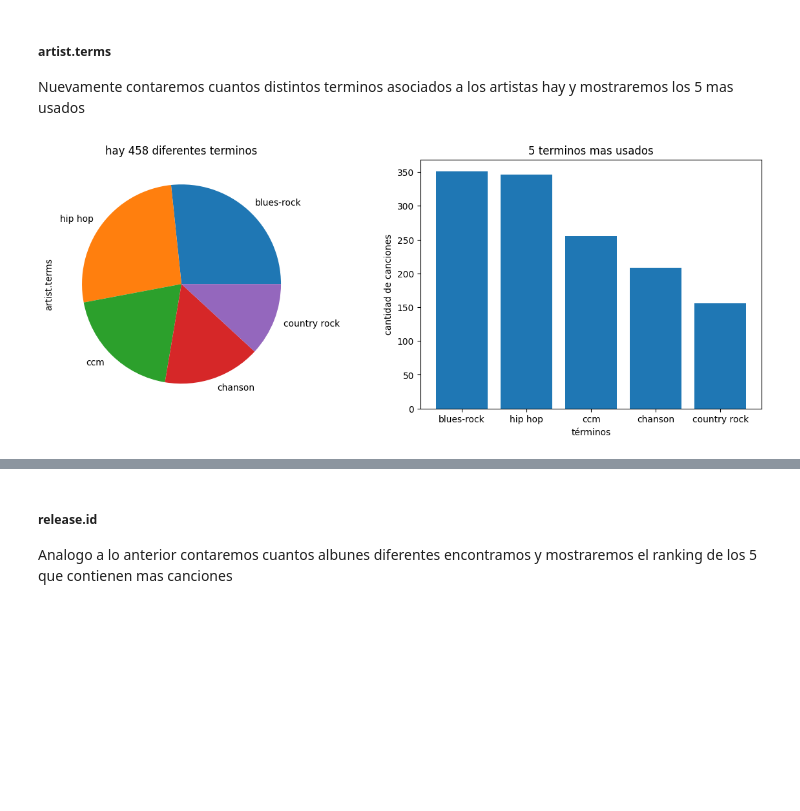
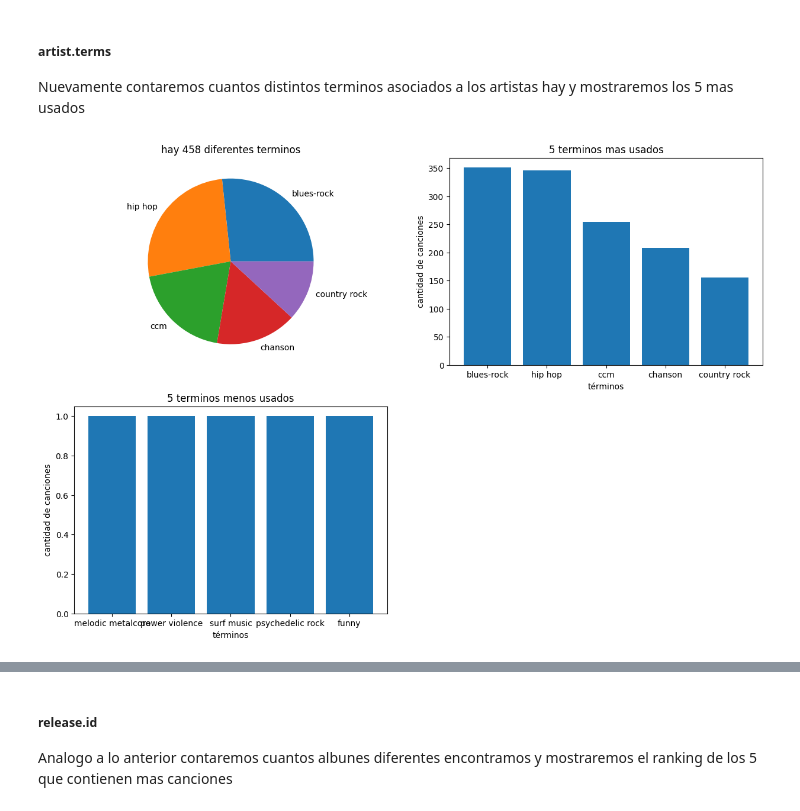
Before and after one commit to cristiandevar/PythonML, a Jupyter notebook: TPFinal/TPFINAL.ipynb, the cells around one changed output, grey strips where cells are left out. Drawn from its saved outputs; the diff is of its cells as text; code cells hidden in the pictures; blank space fills up the shorter version.

```diff
--- a/TPFinal/TPFINAL.ipynb
+++ b/TPFinal/TPFINAL.ipynb
@@ -343,25 +362,37 @@ plt.show()
 ##### artist.terms
 Nuevamente contaremos cuantos distintos terminos asociados a los artistas hay y mostraremos los 5 mas usados
 # %%
-grupo = d_musica.groupby('artist.terms')['artist.terms']
+grupo = d_musica.groupby('artist.terms')['artist.terms'].sort_values(axis=0, inplace=False, ascending=False)
 cantidad = len(grupo.count())
 
 # Aumentamos el tamaño de la imagen
-plt.figure(figsize=(15,5))
+plt.figure(figsize=(15,10))
 
 # preparamos los subplots y graficamos primero el pie y luego el bar
-plt.subplot(1,2,1)
+plt.subplot(2,2,1)
 plt.title(f'hay {cantidad} diferentes terminos')
 grupo.count().sort_values(axis=0, inplace=False, ascending=False)[:5].plot.pie()
+plt.ylabel('')
 
 x = grupo.count().sort_values(axis=0, inplace=False, ascending=False)[:5].index.values.astype(str)
 y = grupo.count().sort_values(axis=0, inplace=False, ascending=False)[:5].values
 
-plt.subplot(1,2,2)
+plt.subplot(2,2,2)
 plt.bar(x,y)
 plt.title('5 terminos mas usados')
 plt.xlabel('términos')
 plt.ylabel('cantidad de canciones')
+
+x = grupo.count().sort_values(axis=0, inplace=False, ascending=True)[:5].index.values.astype(str)
+y = grupo.count().sort_values(axis=0, inplace=False, ascending=True)[:5].values
+
+plt.subplot(2,2,3)
+plt.bar(x,y)
+plt.title('5 terminos menos usados')
+plt.xlabel('términos')
+plt.ylabel('cantidad de canciones')
+
+
 plt.show()
 # %% [output]
-[figure, old version]
+[figure, new version]
```
Also changed, not shown: parts of 22 cells of this notebook.
